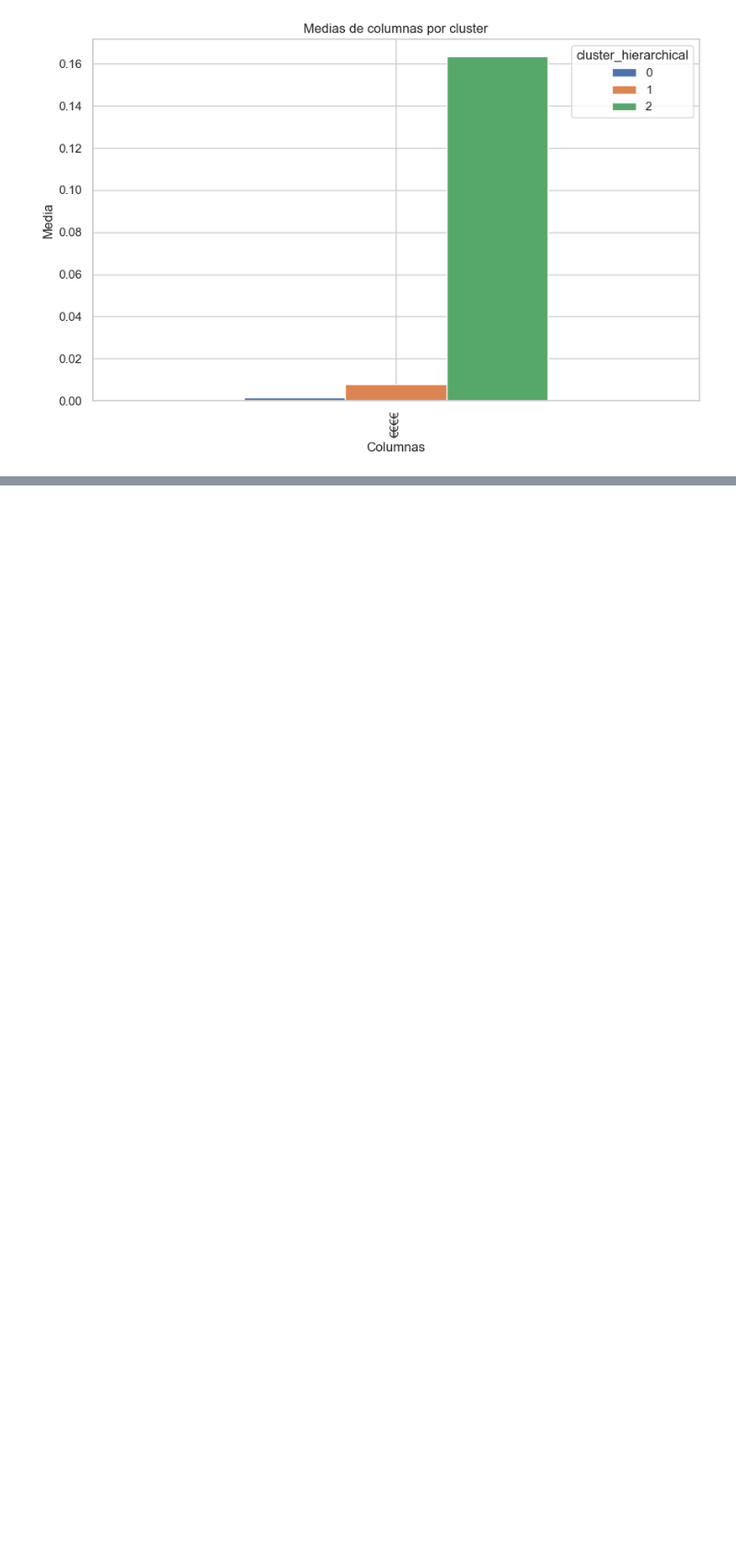
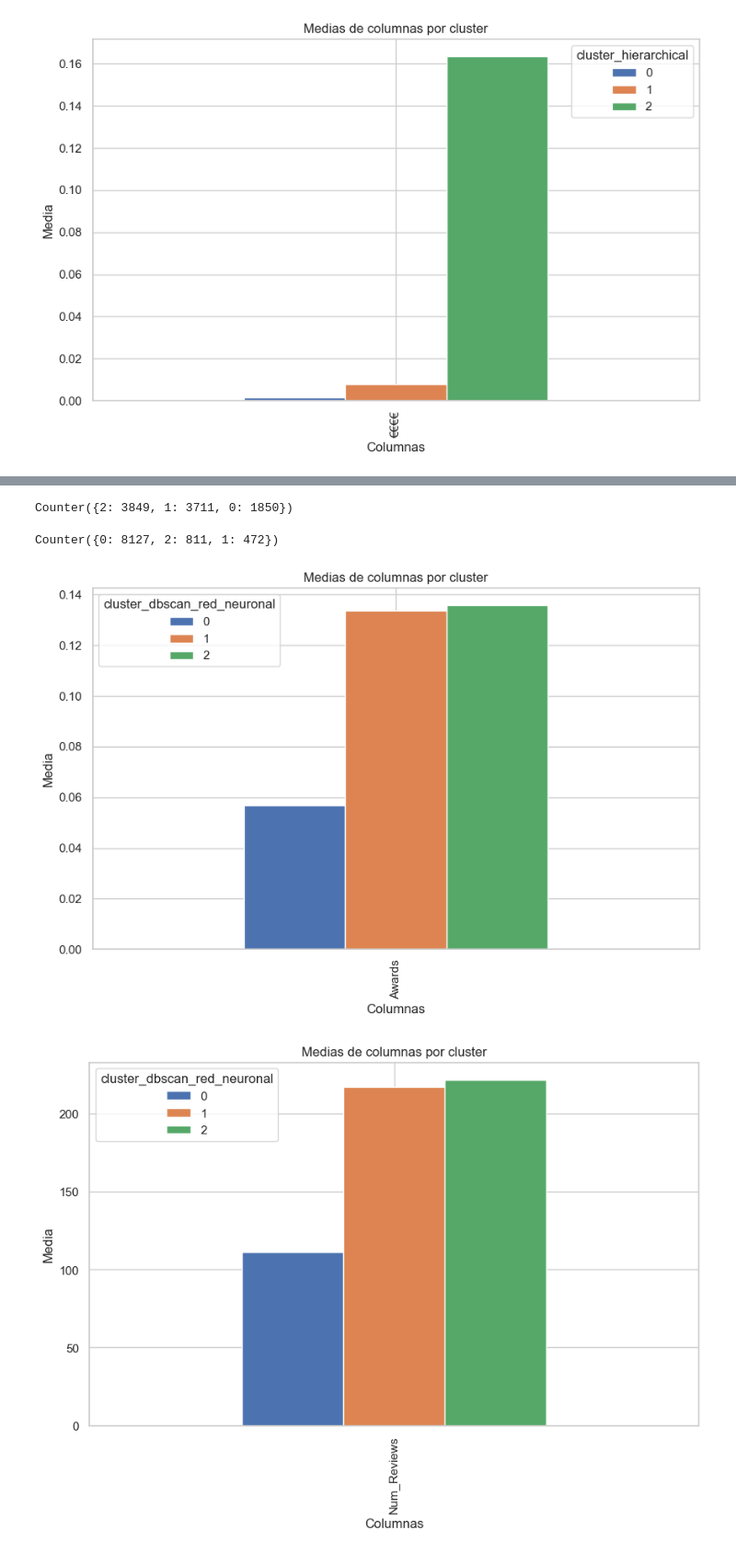
Before and after one commit to Ateibuzena/Proyecto_GastronomIA, a Jupyter notebook: Clusterin.ipynb, the cells around one changed output, grey strips where cells are left out. Shown at 92% size. Drawn from its saved outputs; the diff is of its cells as text; code cells hidden in the pictures; blank space fills up the shorter version.

```diff
--- a/Clusterin.ipynb
+++ b/Clusterin.ipynb
@@ -657,0 +664,2 @@ for col in df_clusterizado_2[["Awards", "Num_Reviews", 'Score', 'Europa', 'Amér
+# %%
+df = pd.read_csv("../Proyecto_restaurante/Data/df_clusterizado_2.csv")
@@ -657,0 +709,38 @@ for col in df_clusterizado_2[["Awards", "Num_Reviews", 'Score', 'Europa', 'Amér
+# %%
+n_clusters = 3
+# Aplicar K-Means
+kmeans = KMeans(n_clusters=n_clusters, random_state=42)
+kmeans.fit(X_encoded)
+
+Counter(kmeans.labels_)
+# %% [output]
+Counter({2: 3849, 1: 3711, 0: 1850})
+# %%
+dbscan = DBSCAN(eps=0.56)  # Ajusta eps y min_samples según sea necesario
+dbscan.fit_predict(X_encoded)
+
+Counter(dbscan.labels_)
+# %% [output]
+Counter({0: 8127, 2: 811, 1: 472})
+# %%
+df["cluster_dbscan_red_neuronal"] = dbscan.labels_
+# %%
+for col in df[["Awards", "Num_Reviews", 'Score', 'Europa', 'América del Norte', 'América del Sur', 'Asia', 'Oriente Medio y África', 'Otros', "€", "€€ - €€€", "€€€€"]].columns:
+    # Agrupa por la columna de cluster y calcula las medias
+    cluster_means = df[[col,'cluster_dbscan_red_neuronal']].groupby('cluster_dbscan_red_neuronal').mean()
+
+    # Transpone el DataFrame para facilitar la representación
+    cluster_means = cluster_means.T
+
+    # Configura el estilo de seaborn
+    sns.set(style="whitegrid")
+
+    # Crea el gráfico de barras agrupadas
+    cluster_means.plot(kind='bar', figsize=(10, 6))
+    plt.title('Medias de columnas por cluster')
+    plt.xlabel('Columnas')
+    plt.ylabel('Media')
+    plt.show()
+# %% [output]
+[figure, added]
+[figure, added]
```
Also changed, not shown: parts of 8 cells of this notebook, 6 other files.
